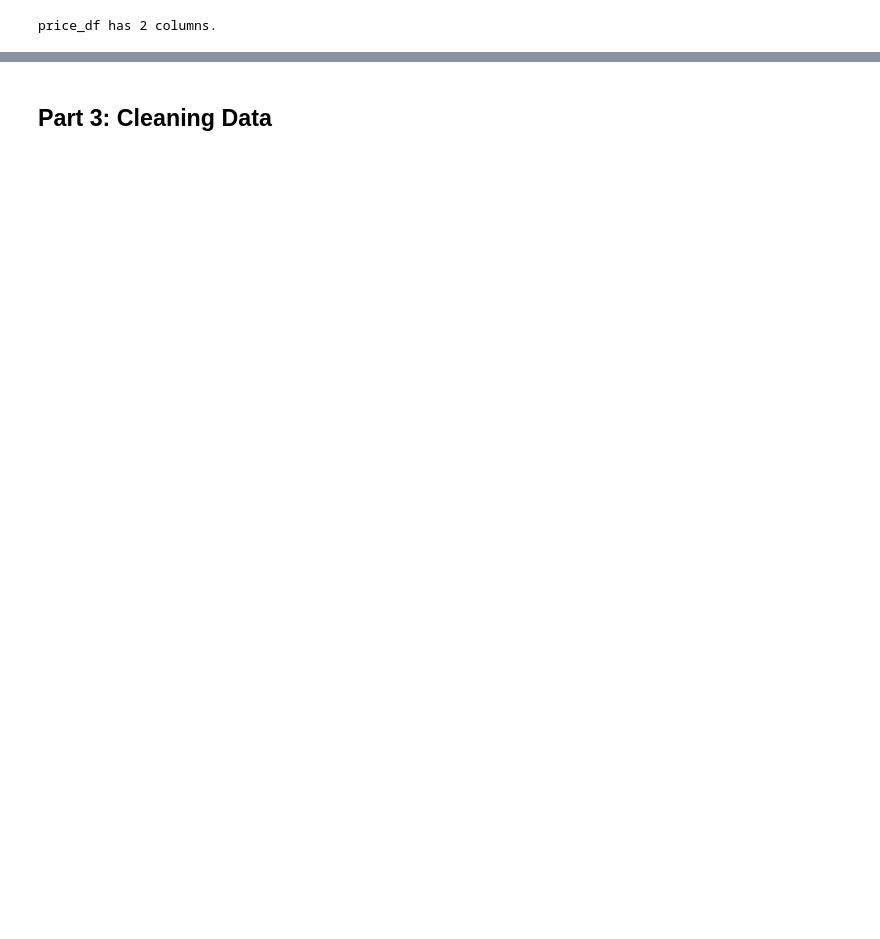
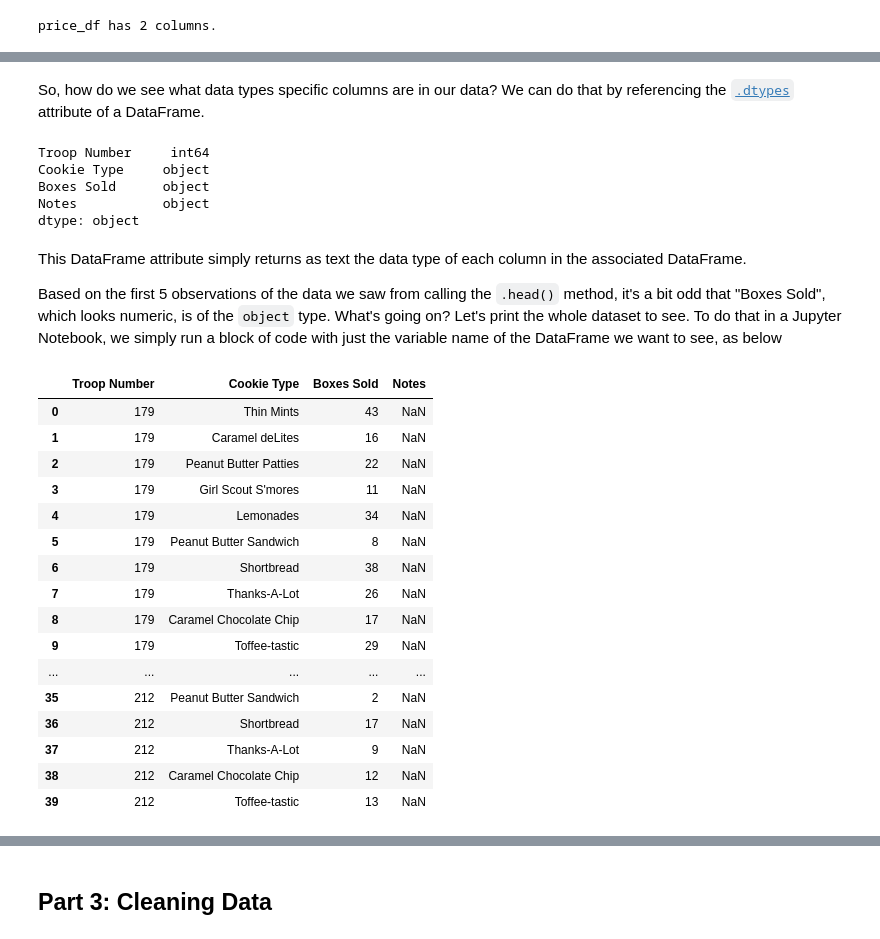
Before and after one commit to cra-international/Intro-to-Python, a Jupyter notebook: Intro to Python - II/intro_to_pandas.ipynb, the cells around one changed output, grey strips where cells are left out. Drawn from its saved outputs; the diff is of its cells as text; code cells hidden in the pictures; blank space fills up the shorter version.

Commit message:
Update data and Intro Workbook

```diff
--- a/Intro to Python - II/intro_to_pandas.ipynb
+++ b/Intro to Python - II/intro_to_pandas.ipynb
@@ -84,0 +102,34 @@ price_df has 2 columns.
+# %% [markdown]
+So, how do we see what data types specific columns are in our data? We can do that by referencing the [`.dtypes`](https://pandas.pydata.org/pandas-docs/stable/reference/api/pandas.DataFrame.dtypes.html) attribute of a DataFrame.
+# %%
+sales_df.dtypes
+# %% [output]
+Troop Number     int64
+Cookie Type     object
+Boxes Sold      object
+Notes           object
+dtype: object
+# %% [markdown]
+This DataFrame attribute simply returns as text the data type of each column in the associated DataFrame.
+
+Based on the first 5 observations of the data we saw from calling the `.head()` method, it's a bit odd that "Boxes Sold", which looks numeric, is of the `object` type. What's going on? Let's print the whole dataset to see. To do that in a Jupyter Notebook, we simply run a block of code with just the variable name of the DataFrame we want to see, as below
+# %%
+sales_df
+# %% [output]
+|  | Troop Number | Cookie Type | Boxes Sold | Notes |
+| 0 | 179 | Thin Mints | 43 | NaN |
+| 1 | 179 | Caramel deLites | 16 | NaN |
+| 2 | 179 | Peanut Butter Patties | 22 | NaN |
+| 3 | 179 | Girl Scout S'mores | 11 | NaN |
+| 4 | 179 | Lemonades | 34 | NaN |
+| 5 | 179 | Peanut Butter Sandwich | 8 | NaN |
+| 6 | 179 | Shortbread | 38 | NaN |
+| 7 | 179 | Thanks-A-Lot | 26 | NaN |
+| 8 | 179 | Caramel Chocolate Chip | 17 | NaN |
+| 9 | 179 | Toffee-tastic | 29 | NaN |
+| ... | ... | ... | ... | ... |
+| 35 | 212 | Peanut Butter Sandwich | 2 | NaN |
+| 36 | 212 | Shortbread | 17 | NaN |
+| 37 | 212 | Thanks-A-Lot | 9 | NaN |
+| 38 | 212 | Caramel Chocolate Chip | 12 | NaN |
+| 39 | 212 | Toffee-tastic | 13 | NaN |
```
Also changed, not shown: parts of 10 cells of this notebook, 1 other file.
